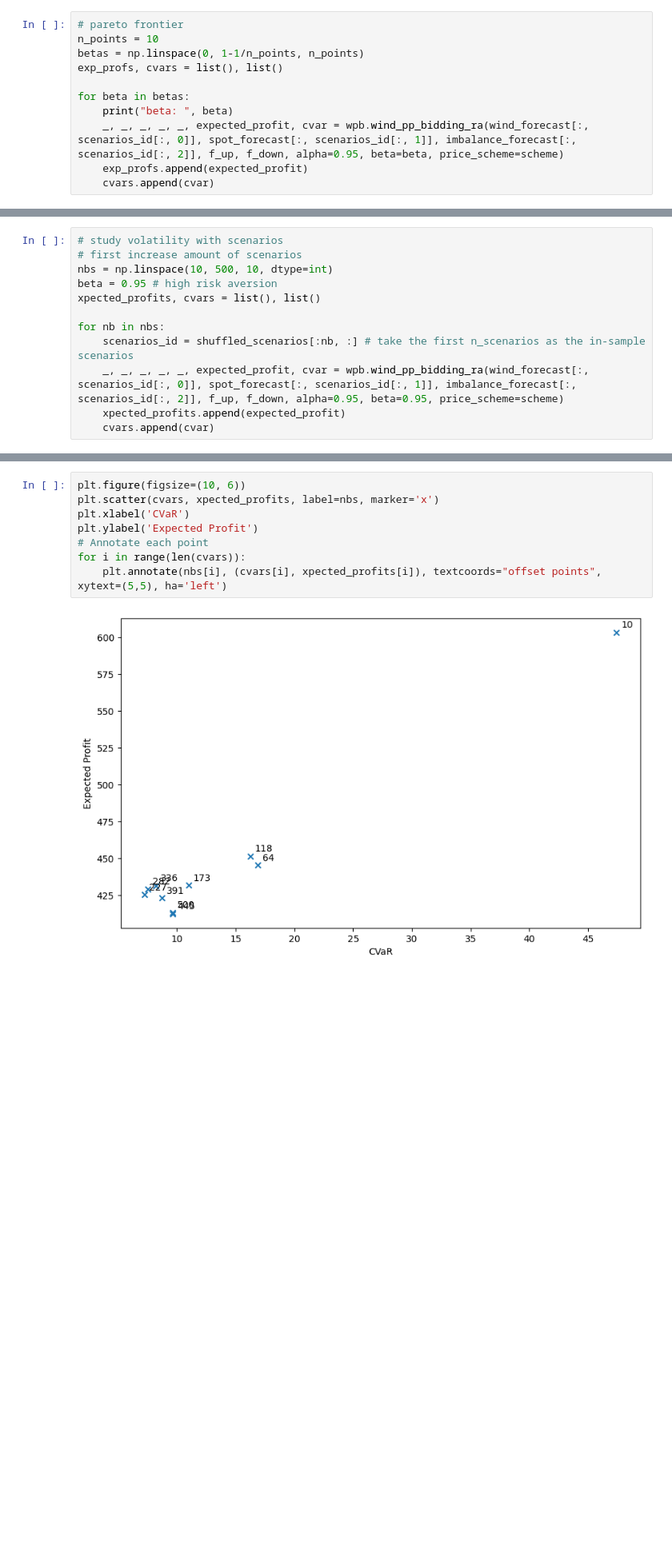
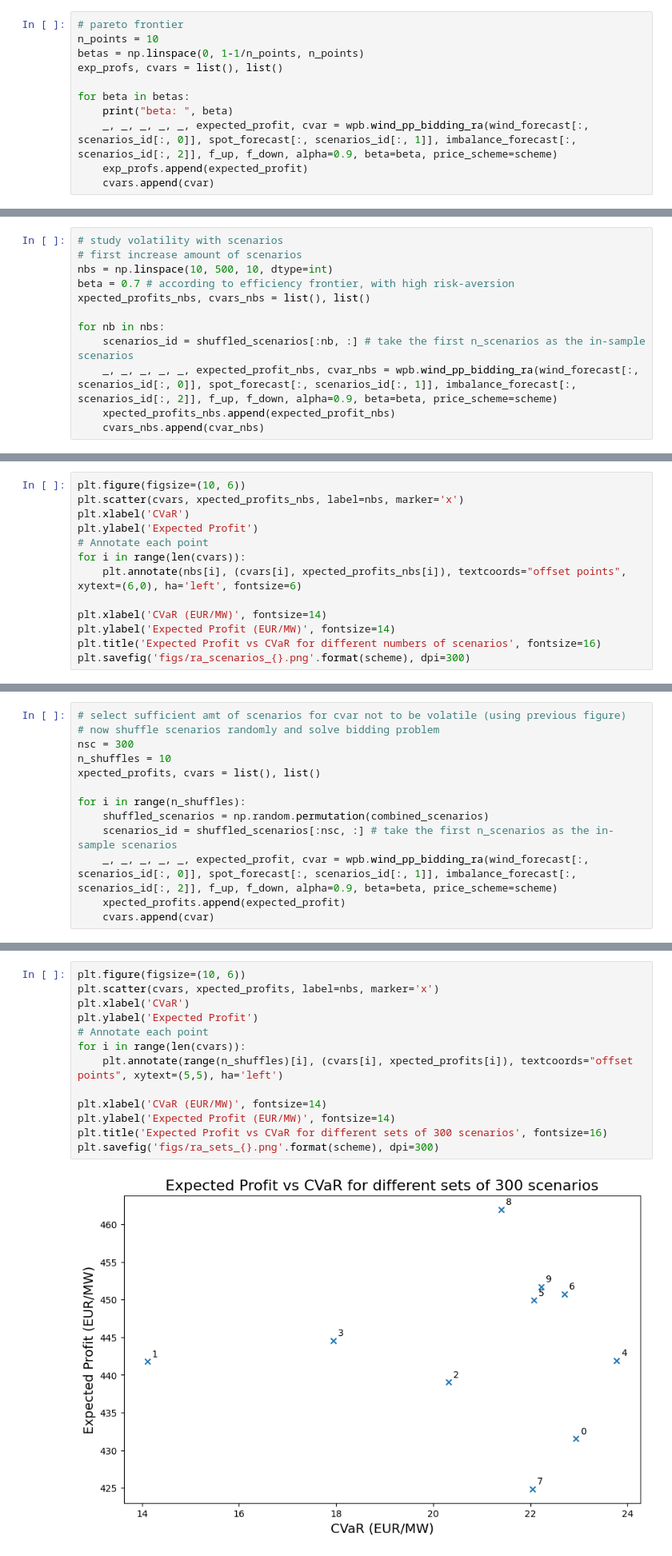
Before and after one commit to MatthieuJacobsDESL/renewables_in_electricity_markets_ass2, a Jupyter notebook: step1.1.ipynb, the cells around one changed output, grey strips where cells are left out. Shown at 80% size. Drawn from its saved outputs; the diff is of its cells as text; blank space fills up the shorter version.

```diff
--- a/step1.1.ipynb
+++ b/step1.1.ipynb
@@ -300,7 +390,7 @@ exp_profs, cvars = list(), list()
 
 for beta in betas:
     print("beta: ", beta)
-    _, _, _, _, _, expected_profit, cvar = wpb.wind_pp_bidding_ra(wind_forecast[:, scenarios_id[:, 0]], spot_forecast[:, scenarios_id[:, 1]], imbalance_forecast[:, scenarios_id[:, 2]], f_up, f_down, alpha=0.95, beta=beta, price_scheme=scheme)
+    _, _, _, _, _, expected_profit, cvar = wpb.wind_pp_bidding_ra(wind_forecast[:, scenarios_id[:, 0]], spot_forecast[:, scenarios_id[:, 1]], imbalance_forecast[:, scenarios_id[:, 2]], f_up, f_down, alpha=0.9, beta=beta, price_scheme=scheme)
     exp_profs.append(expected_profit)
     cvars.append(cvar)
 # %% [output]
@@ -336,12 +428,12 @@ Text(0, 0.5, 'Expected Profit')
 # study volatility with scenarios
 # first increase amount of scenarios
 nbs = np.linspace(10, 500, 10, dtype=int)
-beta = 0.95 # high risk aversion
-xpected_profits, cvars = list(), list()
+beta = 0.7 # according to efficiency frontier, with high risk-aversion
+xpected_profits_nbs, cvars_nbs = list(), list()
 
 for nb in nbs:
     scenarios_id = shuffled_scenarios[:nb, :] # take the first n_scenarios as the in-sample scenarios
-    _, _, _, _, _, expected_profit, cvar = wpb.wind_pp_bidding_ra(wind_forecast[:, scenarios_id[:, 0]], spot_forecast[:, scenarios_id[:, 1]], imbalance_forecast[:, scenarios_id[:, 2]], f_up, f_down, alpha=0.95, beta=0.95, price_scheme=scheme)
-    xpected_profits.append(expected_profit)
-    cvars.append(cvar)
+    _, _, _, _, _, expected_profit_nbs, cvar_nbs = wpb.wind_pp_bidding_ra(wind_forecast[:, scenarios_id[:, 0]], spot_forecast[:, scenarios_id[:, 1]], imbalance_forecast[:, scenarios_id[:, 2]], f_up, f_down, alpha=0.9, beta=beta, price_scheme=scheme)
+    xpected_profits_nbs.append(expected_profit_nbs)
+    cvars_nbs.append(cvar_nbs)
 # %% [output]
@@ -357,0 +457,13 @@ Objective value:  29.811174494230485
+# %%
+plt.figure(figsize=(10, 6))
+plt.scatter(cvars, xpected_profits_nbs, label=nbs, marker='x')
+plt.xlabel('CVaR')
+plt.ylabel('Expected Profit')
+# Annotate each point
+for i in range(len(cvars)):
+    plt.annotate(nbs[i], (cvars[i], xpected_profits_nbs[i]), textcoords="offset points", xytext=(6,0), ha='left', fontsize=6)
+
+plt.xlabel('CVaR (EUR/MW)', fontsize=14)
+plt.ylabel('Expected Profit (EUR/MW)', fontsize=14)
+plt.title('Expected Profit vs CVaR for different numbers of scenarios', fontsize=16)
+plt.savefig('figs/ra_scenarios_{}.png'.format(scheme), dpi=300)
@@ -357,0 +472,13 @@ Objective value:  29.811174494230485
+# %%
+# select sufficient amt of scenarios for cvar not to be volatile (using previous figure)
+# now shuffle scenarios randomly and solve bidding problem
+nsc = 300
+n_shuffles = 10
+xpected_profits, cvars = list(), list()
+
+for i in range(n_shuffles):
+    shuffled_scenarios = np.random.permutation(combined_scenarios)
+    scenarios_id = shuffled_scenarios[:nsc, :] # take the first n_scenarios as the in-sample scenarios
+    _, _, _, _, _, expected_profit, cvar = wpb.wind_pp_bidding_ra(wind_forecast[:, scenarios_id[:, 0]], spot_forecast[:, scenarios_id[:, 1]], imbalance_forecast[:, scenarios_id[:, 2]], f_up, f_down, alpha=0.9, beta=beta, price_scheme=scheme)
+    xpected_profits.append(expected_profit)
+    cvars.append(cvar)
@@ -358,10 +503,15 @@ Objective value:  29.811174494230485
 # %%
 plt.figure(figsize=(10, 6))
 plt.scatter(cvars, xpected_profits, label=nbs, marker='x')
 plt.xlabel('CVaR')
 plt.ylabel('Expected Profit')
 # Annotate each point
 for i in range(len(cvars)):
-    plt.annotate(nbs[i], (cvars[i], xpected_profits[i]), textcoords="offset points", xytext=(5,5), ha='left')
+    plt.annotate(range(n_shuffles)[i], (cvars[i], xpected_profits[i]), textcoords="offset points", xytext=(5,5), ha='left')
+
+plt.xlabel('CVaR (EUR/MW)', fontsize=14)
+plt.ylabel('Expected Profit (EUR/MW)', fontsize=14)
+plt.title('Expected Profit vs CVaR for different sets of 300 scenarios', fontsize=16)
+plt.savefig('figs/ra_sets_{}.png'.format(scheme), dpi=300)
 # %% [output]
-[figure, old version]
+[figure, new version]
```
Also changed, not shown: parts of 26 cells of this notebook, 13 other files.
